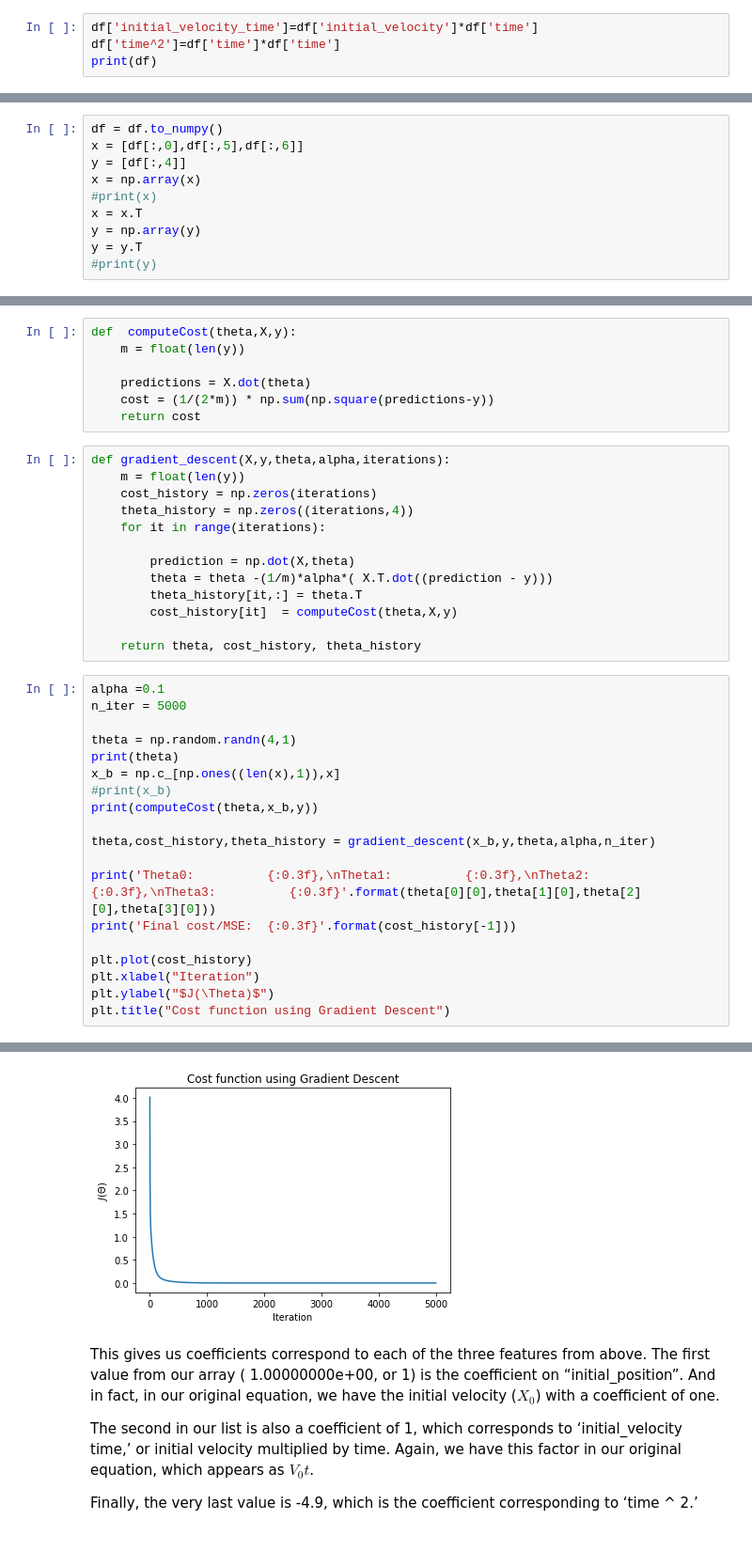
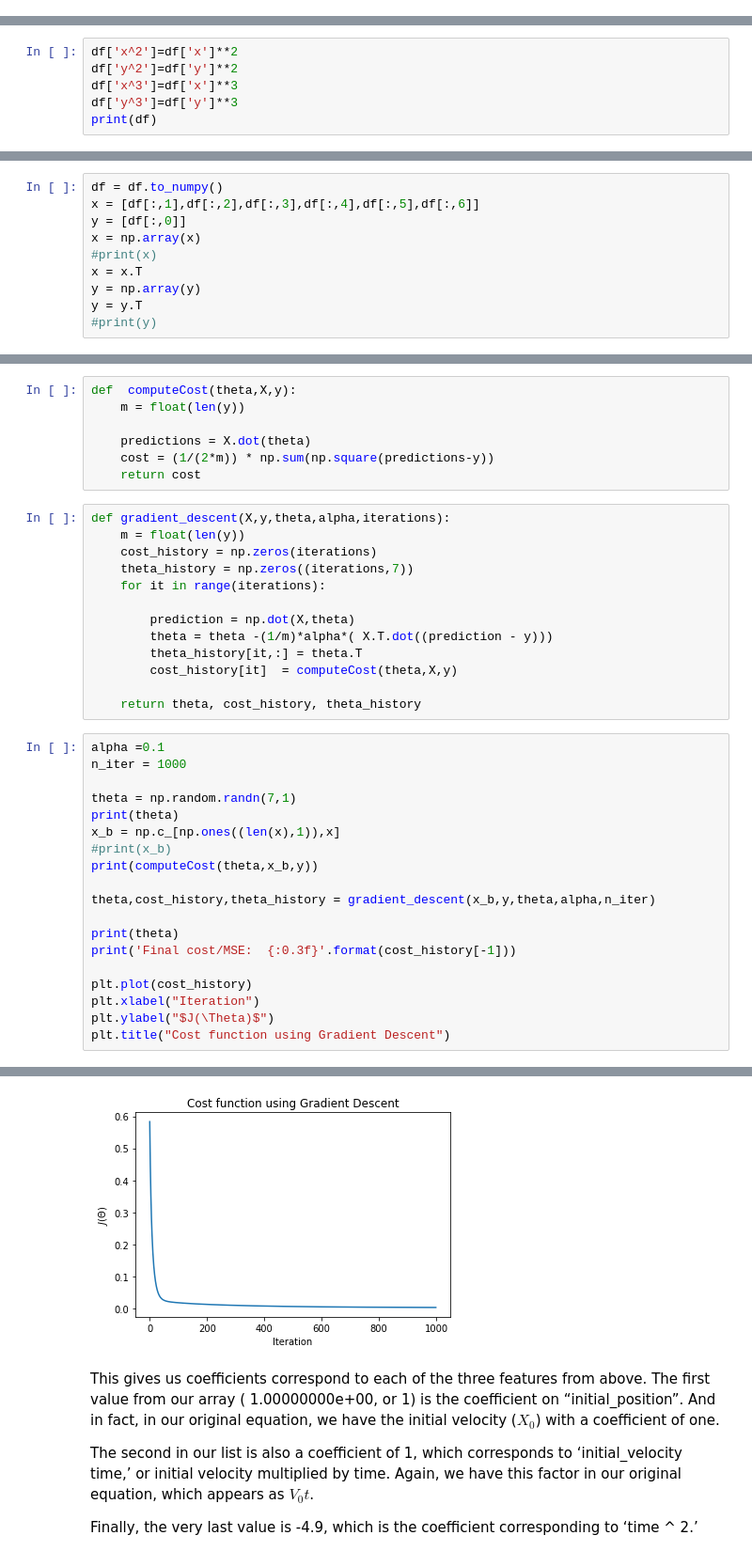
Before and after one commit to LeoisWTT/PHYS3151-Machine-Learning-in-Physics-2023, a Jupyter notebook: multivariate-linear-regression/to_model_and_reveal_the_force_of_gravity.ipynb, the cells around one changed output, grey strips where cells are left out. Shown at 94% size. Drawn from its saved outputs; the diff is of its cells as text.

```diff
--- a/multivariate-linear-regression/to_model_and_reveal_the_force_of_gravity.ipynb
+++ b/multivariate-linear-regression/to_model_and_reveal_the_force_of_gravity.ipynb
@@ -52,4 +51,0 @@ print(df)
-# %%
-df['initial_velocity_time']=df['initial_velocity']*df['time']
-df['time^2']=df['time']*df['time']
-print(df)
@@ -70,0 +52,6 @@ print(df)
+# %%
+df['x^2']=df['x']**2
+df['y^2']=df['y']**2
+df['x^3']=df['x']**3
+df['y^3']=df['y']**3
+print(df)
@@ -72,8 +74,8 @@ print(df)
 Next, we scale the data
 # %%
 df = df.to_numpy()
-x = [df[:,0],df[:,5],df[:,6]]
-y = [df[:,4]]
+x = [df[:,1],df[:,2],df[:,3],df[:,4],df[:,5],df[:,6]]
+y = [df[:,0]]
 x = np.array(x)
 #print(x)
 x = x.T
@@ -93,7 +95,7 @@ def  computeCost(theta,X,y):
 def gradient_descent(X,y,theta,alpha,iterations):
     m = float(len(y))
     cost_history = np.zeros(iterations)
-    theta_history = np.zeros((iterations,4))
+    theta_history = np.zeros((iterations,7))
     for it in range(iterations):
 
         prediction = np.dot(X,theta)
@@ -104,9 +106,9 @@ def gradient_descent(X,y,theta,alpha,iterations):
     return theta, cost_history, theta_history
 # %%
 alpha =0.1
-n_iter = 5000
+n_iter = 1000
 
-theta = np.random.randn(4,1)
+theta = np.random.randn(7,1)
 print(theta)
 x_b = np.c_[np.ones((len(x),1)),x]
 #print(x_b)
@@ -114,7 +116,7 @@ print(computeCost(theta,x_b,y))
 
 theta,cost_history,theta_history = gradient_descent(x_b,y,theta,alpha,n_iter)
 
-print('Theta0:          {:0.3f},\nTheta1:          {:0.3f},\nTheta2:          {:0.3f},\nTheta3:          {:0.3f}'.format(theta[0][0],theta[1][0],theta[2][0],theta[3][0]))
+print(theta)
 print('Final cost/MSE:  {:0.3f}'.format(cost_history[-1]))
 
 plt.plot(cost_history)
@@ -142,5 +143,5 @@ Final cost/MSE:  0.000
 Text(0.5, 1.0, 'Cost function using Gradient Descent')
-[figure, old version]
+[figure, new version]
 # %% [markdown]
 This gives us coefficients correspond to each of the three features from above. The first value from our array ( 1.00000000e+00, or 1) is the coefficient on “initial_position”. And in fact, in our original equation, we have the initial velocity ($X_{0}$) with a coefficient of one.
 
```
Also changed, not shown: parts of 5 cells of this notebook.
